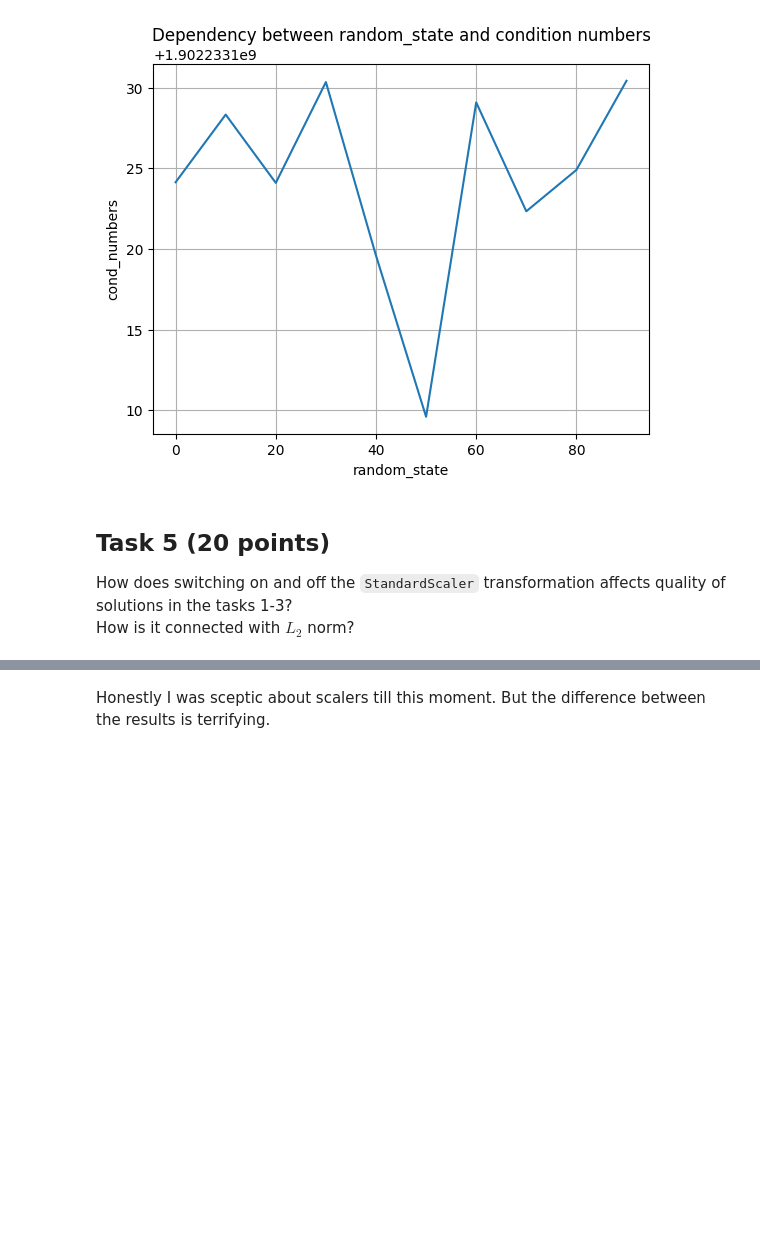
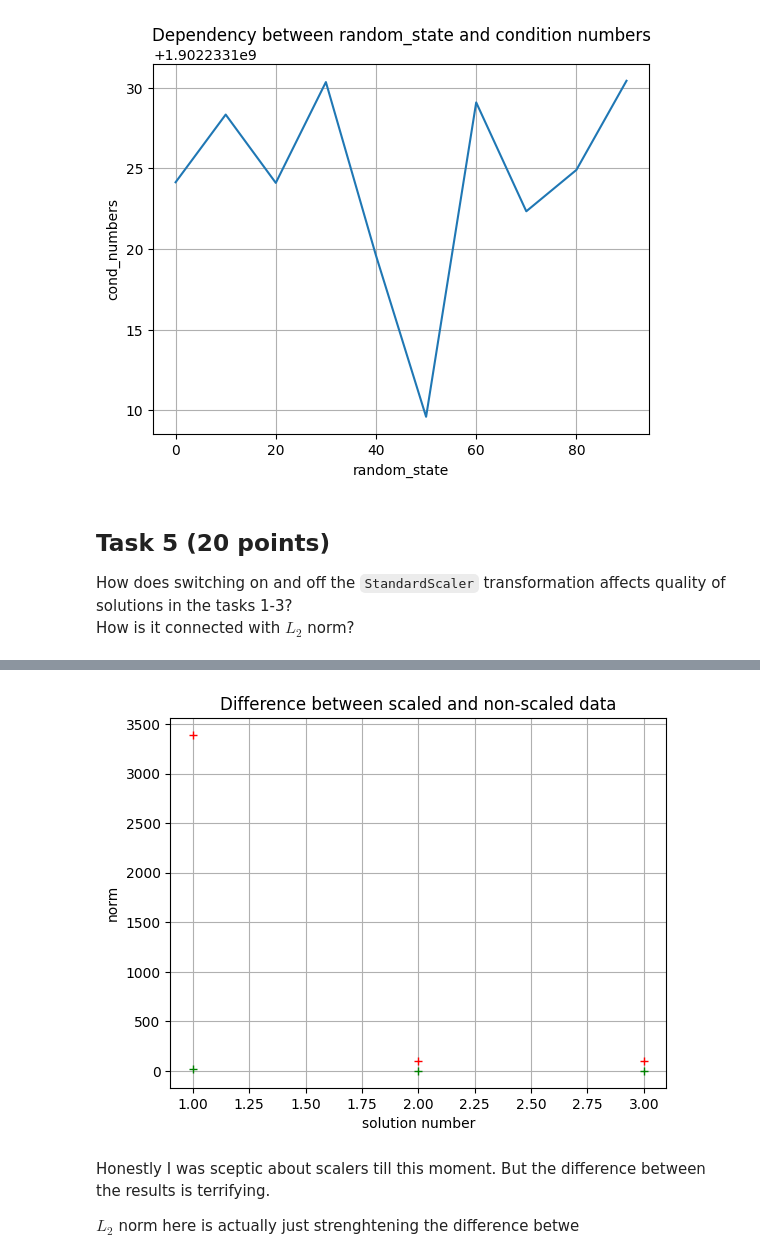
Before and after one commit to kirvader/jub_ml, a Jupyter notebook: fall_2022/lecture_1/assignment_1.ipynb, the cells around one changed output, grey strips where cells are left out. Drawn from its saved outputs; the diff is of its cells as text; code cells hidden in the pictures; blank space fills up the shorter version.

```diff
--- a/fall_2022/lecture_1/assignment_1.ipynb
+++ b/fall_2022/lecture_1/assignment_1.ipynb
@@ -334,31 +334,20 @@ def without_std_scaler():
 
     return inputs, outputs, solution
 
-def get_solution_metrics_with_std_scaler():
+def get_solution_metrics_with_std_scaler(ord_num=2):
     inputs, outputs, solution = with_std_scaler()
     return [
-        np.linalg.norm(solve1(inputs, outputs) - solution),
-        np.linalg.norm(solve2(inputs, outputs) - solution),
-        np.linalg.norm(solve3(inputs, outputs) - solution)
+        np.linalg.norm(solve1(inputs, outputs) - solution, ord=ord_num),
+        np.linalg.norm(solve2(inputs, outputs) - solution, ord=ord_num),
+        np.linalg.norm(solve3(inputs, outputs) - solution, ord=ord_num)
     ]
 
-def get_solution_metrics_without_std_scaler():
+def get_solution_metrics_without_std_scaler(ord_num=2):
     inputs, outputs, solution = without_std_scaler()
     return [
-        np.linalg.norm(solve1(inputs, outputs) - solution),
-        np.linalg.norm(solve2(inputs, outputs) - solution),
-        np.linalg.norm(solve3(inputs, outputs) - solution)
+        np.linalg.norm(solve1(inputs, outputs) - solution, ord=ord_num),
+        np.linalg.norm(solve2(inputs, outputs) - solution, ord=ord_num),
+        np.linalg.norm(solve3(inputs, outputs) - solution, ord=ord_num)
     ]
 
 solution_number = [1, 2, 3]
-
-fig, ax = plt.subplots()
-
-ax.plot(solution_number, get_solution_metrics_with_std_scaler(), color='green', marker='+', linestyle='none')
-ax.plot(solution_number, get_solution_metrics_without_std_scaler(), color='red', marker='+', linestyle='none')
-
-ax.set(xlabel='solution number', ylabel='norm',
-       title='Difference between scaled and non-scaled data')
-ax.grid()
-
-plt.show()
@@ -367,2 +367,17 @@ plt.show()
+# %%
+fig, ax = plt.subplots()
+
+ax.plot(solution_number, get_solution_metrics_with_std_scaler(1), color='green', marker='+', linestyle='none')
+ax.plot(solution_number, get_solution_metrics_without_std_scaler(1), color='red', marker='+', linestyle='none')
+
+ax.set(xlabel='solution number', ylabel='norm',
+       title='Difference between scaled and non-scaled data')
+ax.grid()
+
+plt.show()
+# %% [output]
+[figure, added]
 # %% [markdown]
 Honestly I was sceptic about scalers till this moment. But the difference between the results is terrifying.
+
+$L_2$ norm here is actually just strenghtening the difference betwe
```
Also changed, not shown: parts of 2 cells of this notebook.
